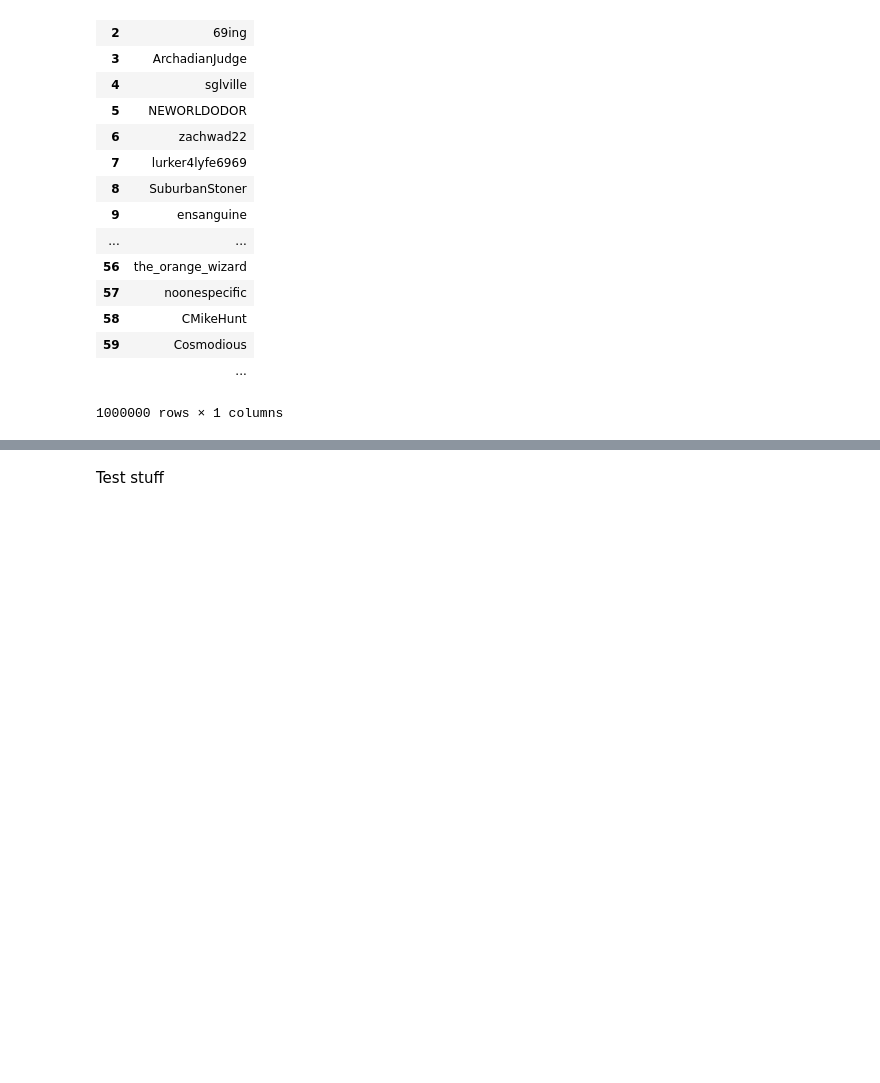
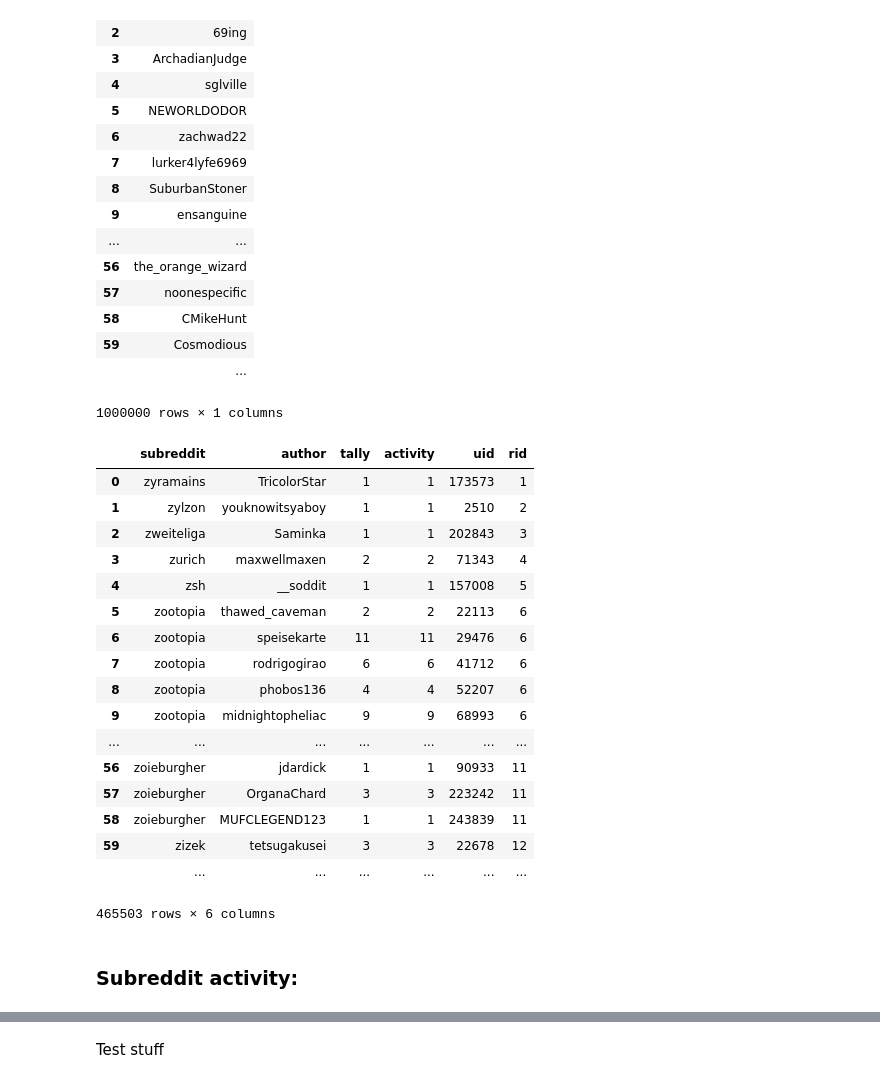
Before and after one commit to hoidn/Reddicommend, a Jupyter notebook: testing.ipynb, the cells around one changed output, grey strips where cells are left out. Cells and saved outputs as stored; diff of their text form; code cells hidden in the pictures; blank space fills up the shorter version.

```diff
--- a/testing.ipynb
+++ b/testing.ipynb
@@ -73,8 +76,31 @@ group by subreddit, author)
 """).persist(StorageLevel.MEMORY_AND_DISK_SER)
 occurrences.registerTempTable('occurrences')
+# %%
+occurrences.toPandas()
+# %% [output]
+|  | subreddit | author | tally | activity | uid | rid |
+| 0 | zyramains | TricolorStar | 1 | 1 | 173573 | 1 |
+| 1 | zylzon | youknowitsyaboy | 1 | 1 | 2510 | 2 |
+| 2 | zweiteliga | Saminka | 1 | 1 | 202843 | 3 |
+| 3 | zurich | maxwellmaxen | 2 | 2 | 71343 | 4 |
+| 4 | zsh | __soddit | 1 | 1 | 157008 | 5 |
+| 5 | zootopia | thawed_caveman | 2 | 2 | 22113 | 6 |
+| 6 | zootopia | speisekarte | 11 | 11 | 29476 | 6 |
+| 7 | zootopia | rodrigogirao | 6 | 6 | 41712 | 6 |
+| 8 | zootopia | phobos136 | 4 | 4 | 52207 | 6 |
+| 9 | zootopia | midnightopheliac | 9 | 9 | 68993 | 6 |
+| ... | ... | ... | ... | ... | ... | ... |
+| 56 | zoieburgher | jdardick | 1 | 1 | 90933 | 11 |
+| 57 | zoieburgher | OrganaChard | 3 | 3 | 223242 | 11 |
+| 58 | zoieburgher | MUFCLEGEND123 | 1 | 1 | 243839 | 11 |
+| 59 | zizek | tetsugakusei | 3 | 3 | 22678 | 12 |
+|  | ... | ... | ... | ... | ... | ... |
+465503 rows × 6 columns
 # %%
 # dataframe with required data for constructing the sparse matrix
 bare_occurrences = sqlContext.sql("""
 select rid, uid, tally
 from occurrences
 """).persist(StorageLevel.MEMORY_AND_DISK_SER)
+# %% [markdown]
+### Subreddit activity:
```
Also changed, not shown: parts of 17 cells of this notebook.
